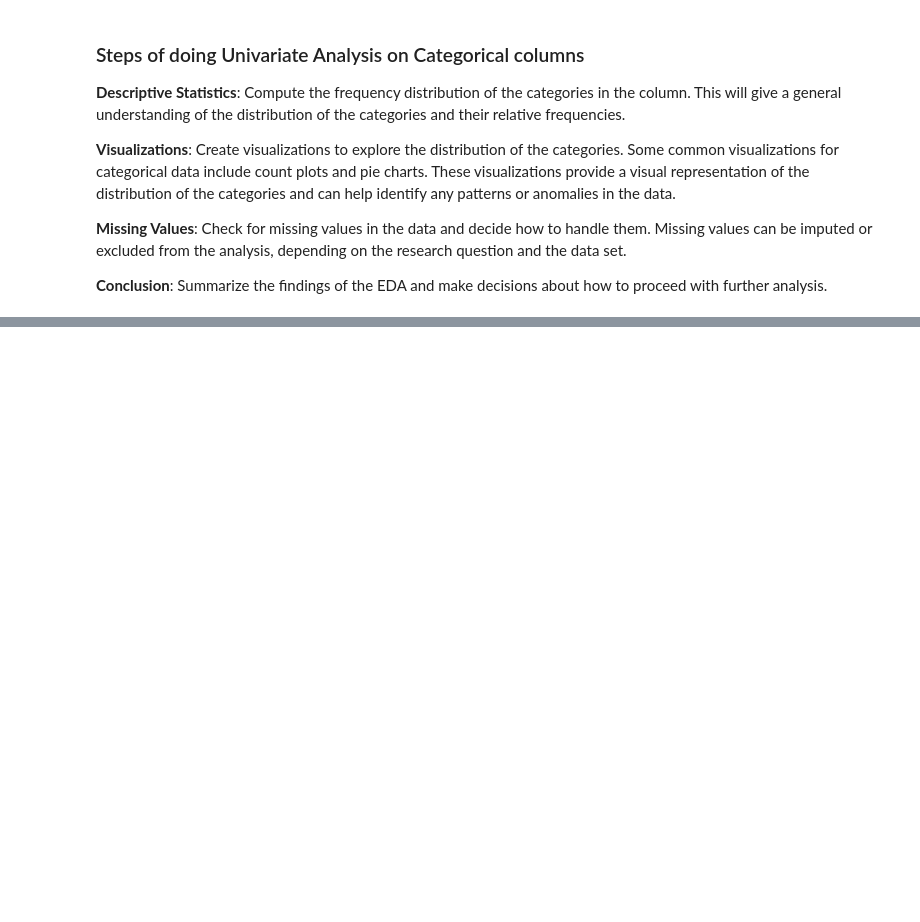
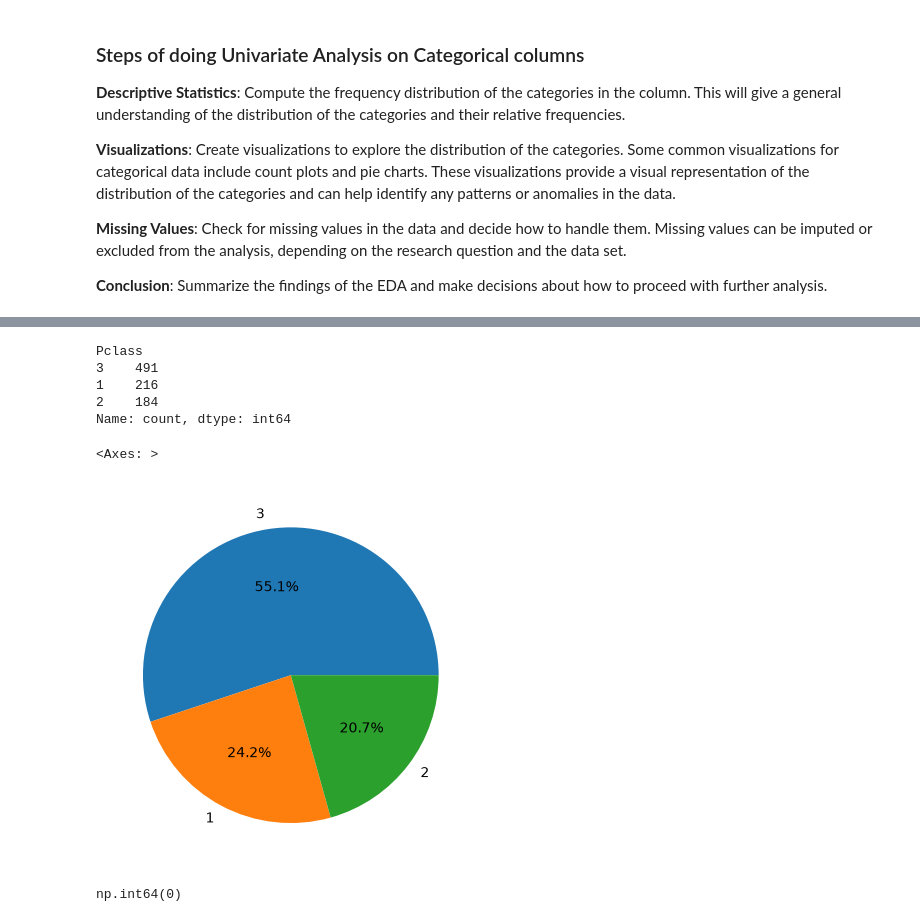
Before and after one commit to GitAnkit-hub/Data-Wrangling-and-EDA, a Jupyter notebook: eda.ipynb, the cells around one changed output, grey strips where cells are left out. Saved outputs shown, nothing was run; the diff lists cells and outputs as text; code cells hidden in the pictures; blank space fills up the shorter version.

```diff
--- a/eda.ipynb
+++ b/eda.ipynb
@@ -287,0 +355,18 @@ df[df['Fare']>250]
+# %%
+df['Pclass'].value_counts()
+# %% [output]
+Pclass
+3    491
+1    216
+2    184
+Name: count, dtype: int64
+# %%
+df['Pclass'].value_counts().plot(kind='pie', autopct='%0.1f%%')
+# %% [output]
+<Axes: >
+[figure, added]
+# %%
+df['Pclass'].isnull().sum()
+# no missing value
+# %% [output]
+np.int64(0)
```
Also changed, not shown: parts of 29 cells of this notebook.
